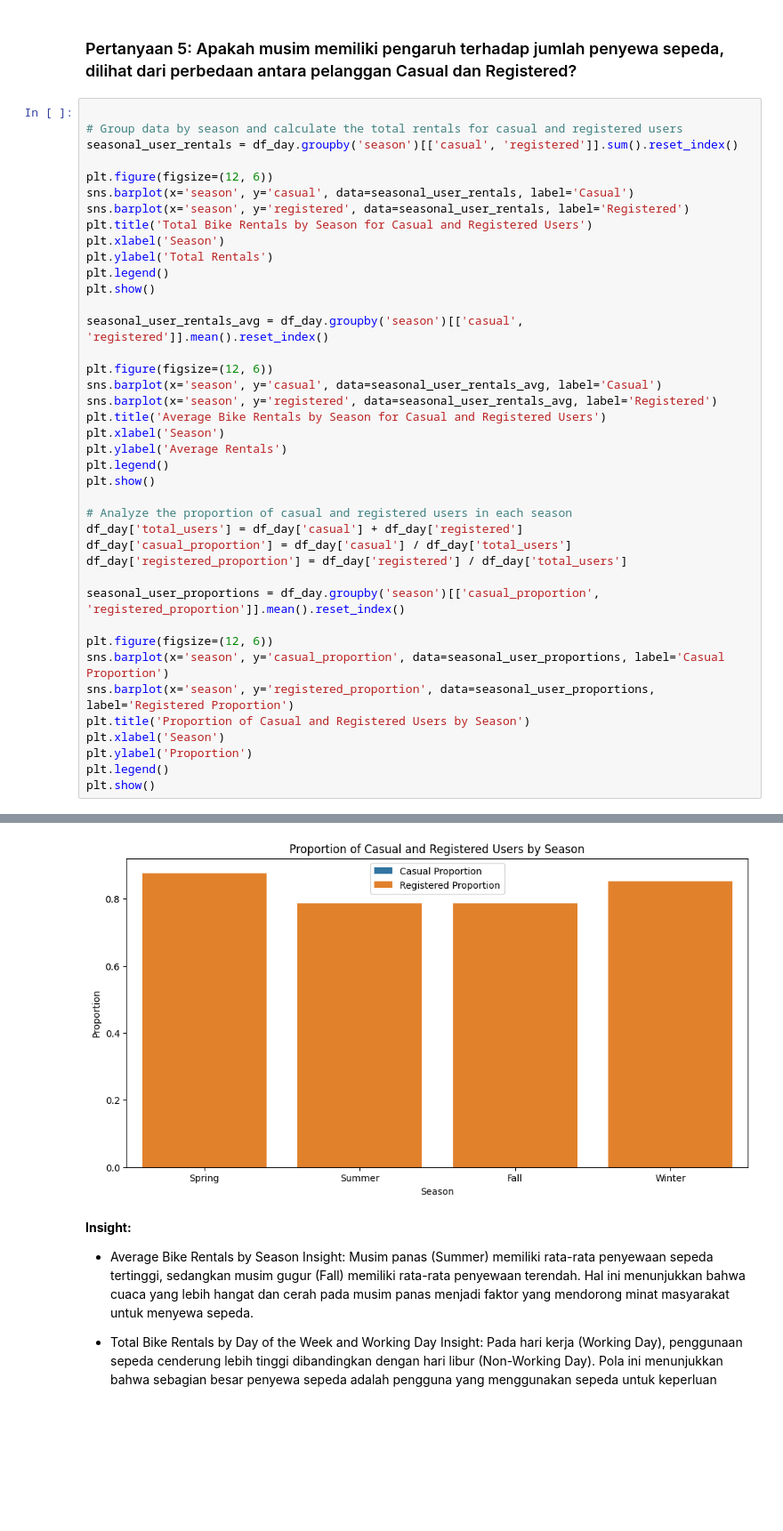
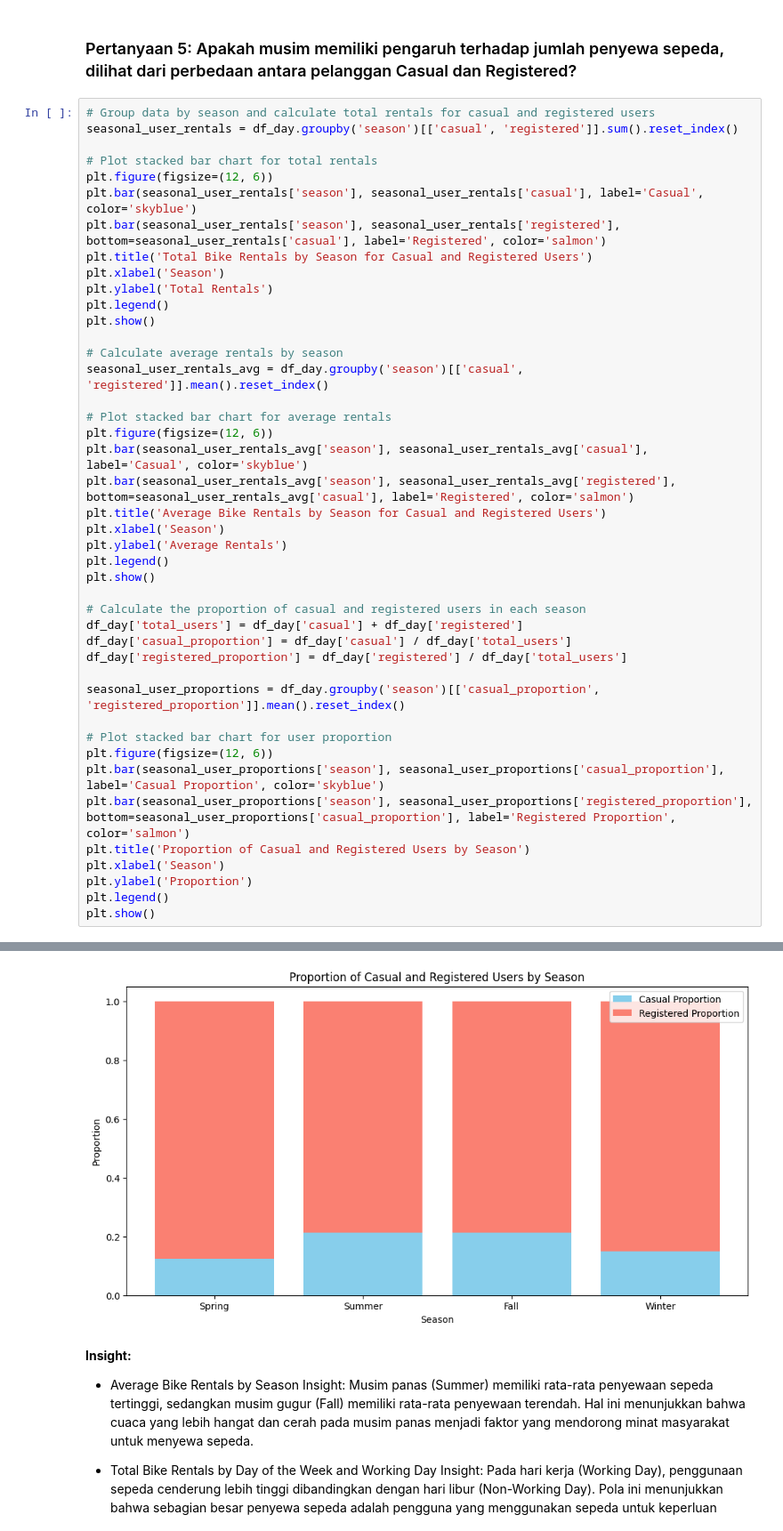
Before and after one commit to mjuna12/bike-sharing-analysis, a Jupyter notebook: notebook.ipynb, the cells around one changed output, grey strips where cells are left out. Shown at 89% size. Saved outputs shown, nothing was run; the diff lists cells and outputs as text; blank space fills up the shorter version.

```diff
--- a/notebook.ipynb
+++ b/notebook.ipynb
@@ -615,40 +615,43 @@ correlation_matrix
 # %% [markdown]
 ### Pertanyaan 5: Apakah musim memiliki pengaruh terhadap jumlah penyewa sepeda, dilihat dari perbedaan antara pelanggan Casual dan Registered?
 # %%
-
-# Group data by season and calculate the total rentals for casual and registered users
+# Group data by season and calculate total rentals for casual and registered users
 seasonal_user_rentals = df_day.groupby('season')[['casual', 'registered']].sum().reset_index()
 
+# Plot stacked bar chart for total rentals
 plt.figure(figsize=(12, 6))
-sns.barplot(x='season', y='casual', data=seasonal_user_rentals, label='Casual')
-sns.barplot(x='season', y='registered', data=seasonal_user_rentals, label='Registered')
+plt.bar(seasonal_user_rentals['season'], seasonal_user_rentals['casual'], label='Casual', color='skyblue')
+plt.bar(seasonal_user_rentals['season'], seasonal_user_rentals['registered'], bottom=seasonal_user_rentals['casual'], label='Registered', color='salmon')
 plt.title('Total Bike Rentals by Season for Casual and Registered Users')
 plt.xlabel('Season')
 plt.ylabel('Total Rentals')
 plt.legend()
 plt.show()
 
+# Calculate average rentals by season
 seasonal_user_rentals_avg = df_day.groupby('season')[['casual', 'registered']].mean().reset_index()
 
+# Plot stacked bar chart for average rentals
 plt.figure(figsize=(12, 6))
-sns.barplot(x='season', y='casual', data=seasonal_user_rentals_avg, label='Casual')
-sns.barplot(x='season', y='registered', data=seasonal_user_rentals_avg, label='Registered')
+plt.bar(seasonal_user_rentals_avg['season'], seasonal_user_rentals_avg['casual'], label='Casual', color='skyblue')
+plt.bar(seasonal_user_rentals_avg['season'], seasonal_user_rentals_avg['registered'], bottom=seasonal_user_rentals_avg['casual'], label='Registered', color='salmon')
 plt.title('Average Bike Rentals by Season for Casual and Registered Users')
 plt.xlabel('Season')
 plt.ylabel('Average Rentals')
 plt.legend()
 plt.show()
 
-# Analyze the proportion of casual and registered users in each season
+# Calculate the proportion of casual and registered users in each season
 df_day['total_users'] = df_day['casual'] + df_day['registered']
 df_day['casual_proportion'] = df_day['casual'] / df_day['total_users']
 df_day['registered_proportion'] = df_day['registered'] / df_day['total_users']
 
 seasonal_user_proportions = df_day.groupby('season')[['casual_proportion', 'registered_proportion']].mean().reset_index()
 
+# Plot stacked bar chart for user proportion
 plt.figure(figsize=(12, 6))
-sns.barplot(x='season', y='casual_proportion', data=seasonal_user_proportions, label='Casual Proportion')
-sns.barplot(x='season', y='registered_proportion', data=seasonal_user_proportions, label='Registered Proportion')
+plt.bar(seasonal_user_proportions['season'], seasonal_user_proportions['casual_proportion'], label='Casual Proportion', color='skyblue')
+plt.bar(seasonal_user_proportions['season'], seasonal_user_proportions['registered_proportion'], bottom=seasonal_user_proportions['casual_proportion'], label='Registered Proportion', color='salmon')
 plt.title('Proportion of Casual and Registered Users by Season')
 plt.xlabel('Season')
 plt.ylabel('Proportion')
@@ -660,4 +663,4 @@ plt.show()
-[figure, old version]
+[figure, new version]
 # %% [markdown]
 **Insight:**
 
```
Also changed, not shown: parts of 3 cells of this notebook.
